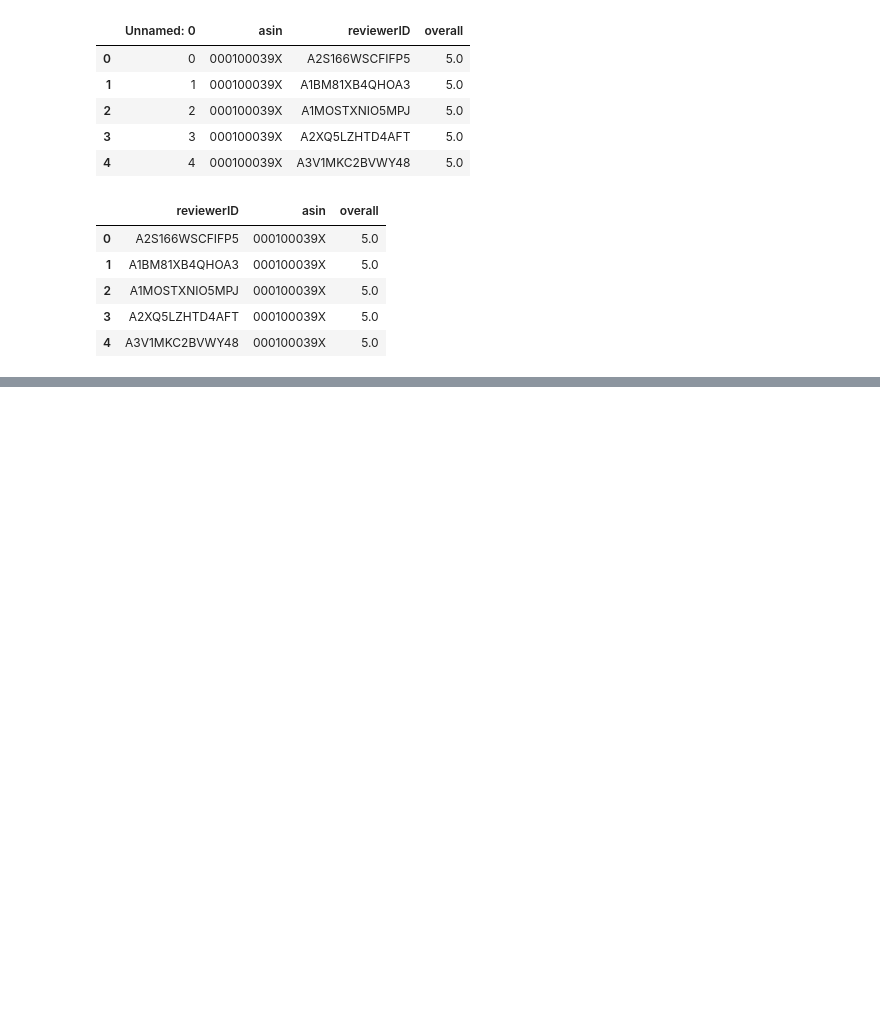
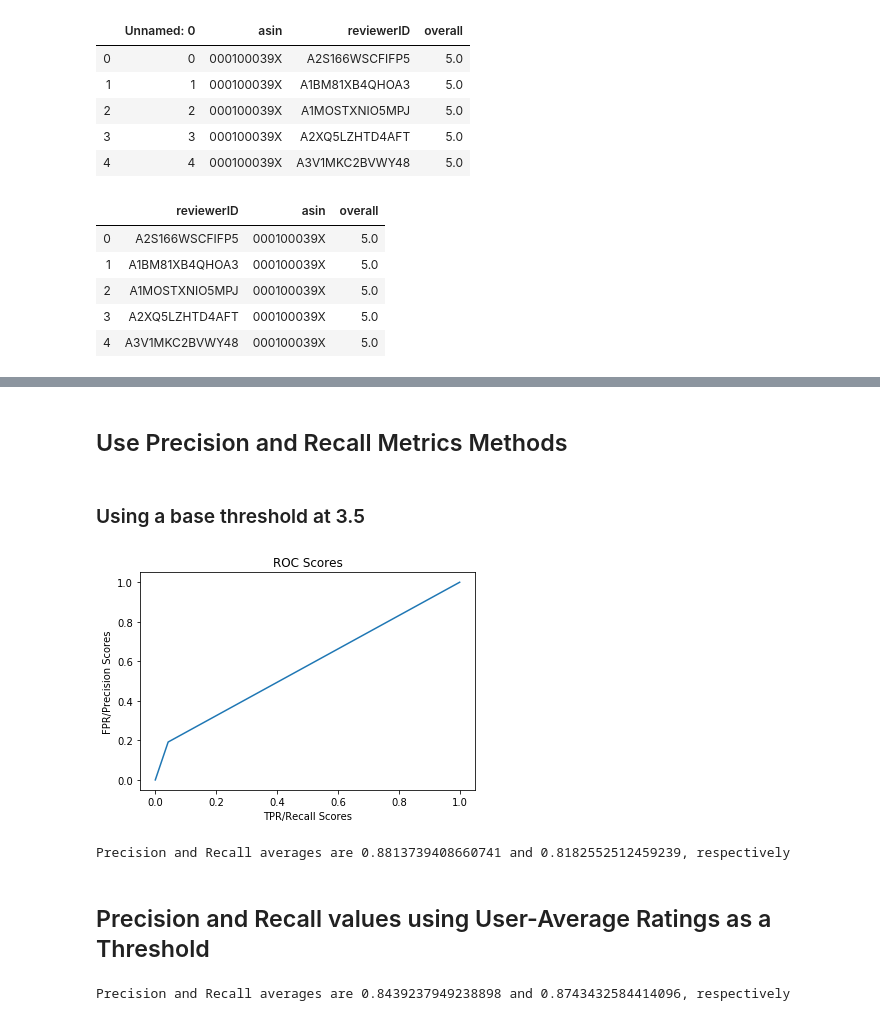
Before and after one commit to shhudspeth/BookRecommendationSystem, a Jupyter notebook: Recommender Using Surprise.ipynb, the cells around one changed output, grey strips where cells are left out. Drawn from its saved outputs; the diff is of its cells as text; code cells hidden in the pictures; blank space fills up the shorter version.

Commit message:
Uploaded Precision-Recall Metrics Methods

```diff
--- a/Recommender Using Surprise.ipynb
+++ b/Recommender Using Surprise.ipynb
@@ -91,6 +118,8 @@ from surprise import SVD
 from surprise import accuracy
 from surprise.model_selection import KFold
 
+rmse_to_ave= []
+mae_to_ave = []
 
 # define a cross-validation iterator
 kf = KFold(n_splits=5)
@@ -104,6 +133,6 @@ for trainset, testset in kf.split(data):
     predictions = algo.test(testset)
 
     # Compute and print Root Mean Squared Error and Mean Average Error
-    accuracy.rmse(predictions, verbose=True)
-    accuracy.mae(predictions, verbose=True)
+    rmse_to_ave.append(accuracy.rmse(predictions, verbose=True))
+    mae_to_ave.append(accuracy.mae(predictions, verbose=True))
 # %% [output]
@@ -165,6 +210,10 @@ top_n = get_top_n(predictions, n=10)
 # Print the recommended items for each user
 for uid, user_ratings in top_n.items():
     print(uid, [iid for (iid, _) in user_ratings])
+# %% [markdown]
+## Use Precision and Recall Metrics Methods
+# %% [markdown]
+### Using a base threshold at 3.5
 # %%
 def precision_recall_at_k(predictions, k=10, threshold=3.5):
     '''Return precision and recall at k metrics for each user.'''
@@ -204,11 +253,52 @@ def precision_recall_at_k(predictions, k=10, threshold=3.5):
 kf = KFold(n_splits=5)
 algo = SVD()
 
+prec_to_ave = []
+rec_to_ave = []
+
 for trainset, testset in kf.split(data):
     algo.fit(trainset)
     predictions = algo.test(testset)
     precisions, recalls = precision_recall_at_k(predictions, k=5, threshold=4)
 
     # Precision and recall can then be averaged over all users
-    print(sum(prec for prec in precisions.values()) / len(precisions))
-    print(sum(rec for rec in recalls.values()) / len(recalls))
+
+    prec_to_ave.append(sum(prec for prec in precisions.values()) / len(precisions))
+    rec_to_ave.append(sum(rec for rec in recalls.values()) / len(recalls))
+# %%
+def make_binary_tpr_fpr(predictions, threshold=3.5):
+    pred_df = pd.DataFrame(predictions)
+    pred_df['r_ui'].where(pred_df['r_ui']>threshold, 1, inplace=True)
+    pred_df['r_ui'].where(pred_df['r_ui']<=threshold, 0, inplace=True)
+
+    pred_df['est'].where(pred_df['est']>threshold, 1, inplace=True)
+    pred_df['est'].where(pred_df['est']<=threshold, 0, inplace=True)
+
+    return pred_df['r_ui'], pred_df['est']
+
+true_r, est = make_binary_tpr_fpr(predictions)
+# %%
+import matplotlib.pyplot as plt
+from sklearn.metrics import roc_auc_score, roc_curve
+
+
+def graph_roc (true_r, est):
+    fpr, tpr, thresholds = roc_curve(true_r, est)
+    plt.plot(fpr,tpr, '-')
+    plt.ylabel("FPR/Precision Scores")
+    plt.xlabel("TPR/Recall Scores")
+    plt.title("ROC Scores")
+    plt.show()
+
+graph_roc(true_r, est)
+# %% [output]
+[figure, added]
+# %%
+precision_average = sum(prec_to_ave)/len(prec_to_ave)
+recall_average = sum(rec_to_ave)/len(prec_to_ave)
+
+print("Precision and Recall averages are {0} and {1}, respectively".format(precision_average, recall_average))
+# %% [output]
+Precision and Recall averages are 0.8813739408660741 and 0.8182552512459239, respectively
+# %% [markdown]
+## Precision and Recall values using User-Average Ratings as a Threshold
@@ -214,0 +354,7 @@ for trainset, testset in kf.split(data):
+# %%
+precision_average = sum(prec_to_ave)/len(prec_to_ave)
+recall_average = sum(rec_to_ave)/len(prec_to_ave)
+
+print("Precision and Recall averages are {0} and {1}, respectively".format(precision_average, recall_average))
+# %% [output]
+Precision and Recall averages are 0.8439237949238898 and 0.8743432584414096, respectively
```
Also changed, not shown: parts of 28 cells of this notebook.
